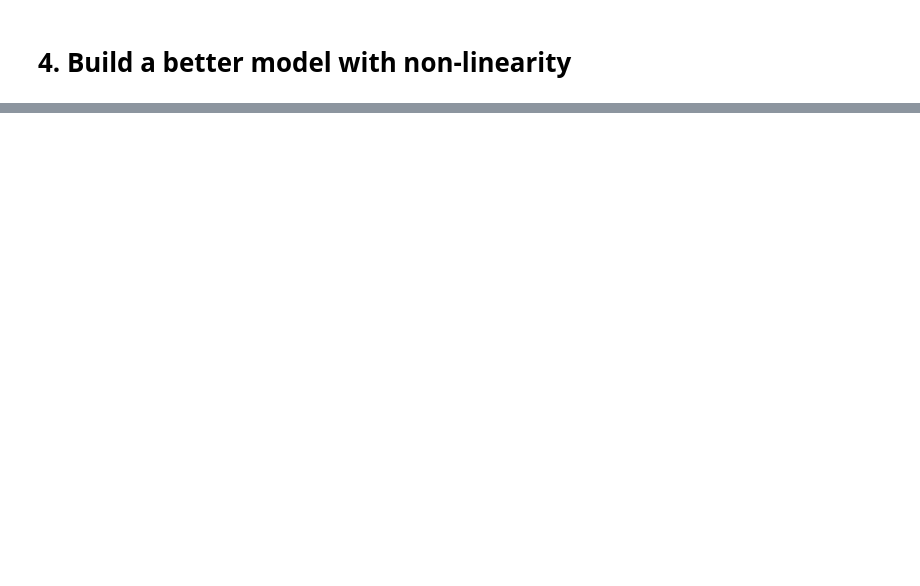
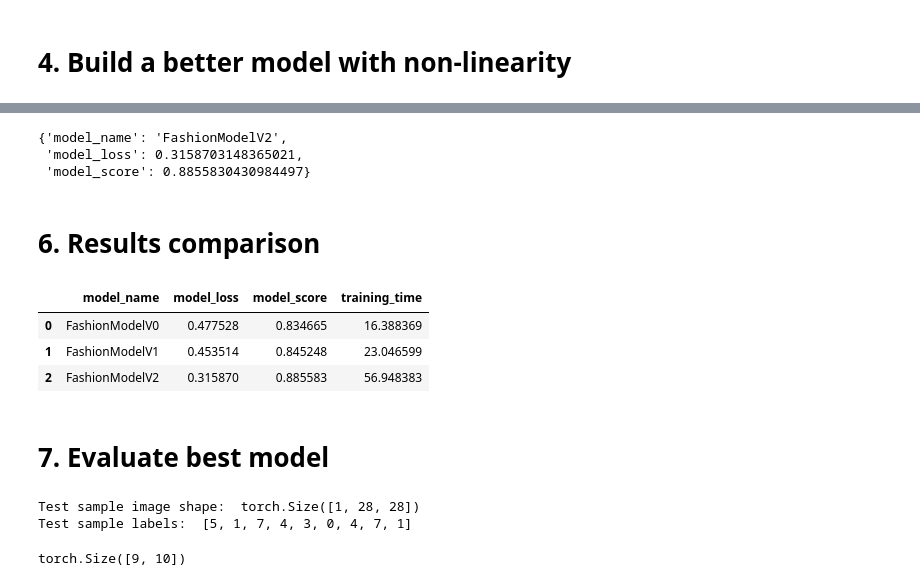
Before and after one commit to AnatolyAdamovich/learning, a Jupyter notebook: courses/pytorch/ch4-computer_vision.ipynb, the cells around one changed output, grey strips where cells are left out. Cells and saved outputs as stored; diff of their text form; code cells hidden in the pictures; blank space fills up the shorter version.

```diff
--- a/courses/pytorch/ch4-computer_vision.ipynb
+++ b/courses/pytorch/ch4-computer_vision.ipynb
@@ -459,0 +518,5 @@ results_v1, results_v0
+# %%
+torch.manual_seed(42)
+model_v2 = FashionModelV2(input_shape=1, output_shape=10,
+                          hidden_units=10).to(device)
+model_v2
@@ -459,0 +616,26 @@ results_v1, results_v0
+# %%
+loss_fn = nn.CrossEntropyLoss()
+optimizer = torch.optim.SGD(params=model_v2.parameters(),
+                            lr=0.1)
+# %%
+torch.manual_seed(42)
+
+epochs = 3
+train_time_start = timer()
+
+for epoch in tqdm(range(1, epochs+1)):
+    print(f'Epoch {epoch}/{epochs}:')
+    train_epoch(model=model_v2,
+                loss_function=loss_fn,
+                eval_function=f1_metric,
+                train_loader=train_dataloader)
+    test_epoch(model=model_v2,
+               loss_function=loss_fn,
+               eval_function=f1_metric,
+               test_loader=test_dataloader)
+
+
+train_time_end = timer()
+total_time_v2 = print_train_time(start=train_time_start,
+                                 end=train_time_end,
+                                 device=device)
@@ -459,0 +660,25 @@ results_v1, results_v0
+# %%
+results_v2 = eval_model(model=model_v2,
+                        loss_fn=loss_fn,
+                        score_fn=accuracy_metric,
+                        data_loader=test_dataloader)
+results_v2
+# %% [output]
+{'model_name': 'FashionModelV2',
+ 'model_loss': 0.3158703148365021,
+ 'model_score': 0.8855830430984497}
+# %% [markdown]
+# 6. Results comparison
+# %%
+compare_results = pd.DataFrame([results_v0, results_v1, results_v2])
+compare_results['training_time'] = [total_time_v0,
+                                    total_time_v1,
+                                    total_time_v2]
+compare_results
+# %% [output]
+|  | model_name | model_loss | model_score | training_time |
+| 0 | FashionModelV0 | 0.477528 | 0.834665 | 16.388369 |
+| 1 | FashionModelV1 | 0.453514 | 0.845248 | 23.046599 |
+| 2 | FashionModelV2 | 0.315870 | 0.885583 | 56.948383 |
+# %% [markdown]
+# 7. Evaluate best model
@@ -459,0 +702,20 @@ results_v1, results_v0
+# %%
+import random
+random.seed(42)
+test_samples = []
+test_labels = []
+class_names = test_data.classes
+for sample, label in random.sample(list(test_data), k=9):
+    test_samples.append(sample)
+    test_labels.append(label)
+print(f'Test sample image shape: ', test_samples[0].shape)
+print(f'Test sample labels: ', test_labels)
+# %% [output]
+Test sample image shape:  torch.Size([1, 28, 28])
+Test sample labels:  [5, 1, 7, 4, 3, 0, 4, 7, 1]
+# %%
+predictions = make_predictions(model=model_v2, data=test_samples, device=device)
+predictions.shape
+# 9 samples, 10 classes
+# %% [output]
+torch.Size([9, 10])
```
Also changed, not shown: parts of 31 cells of this notebook.
